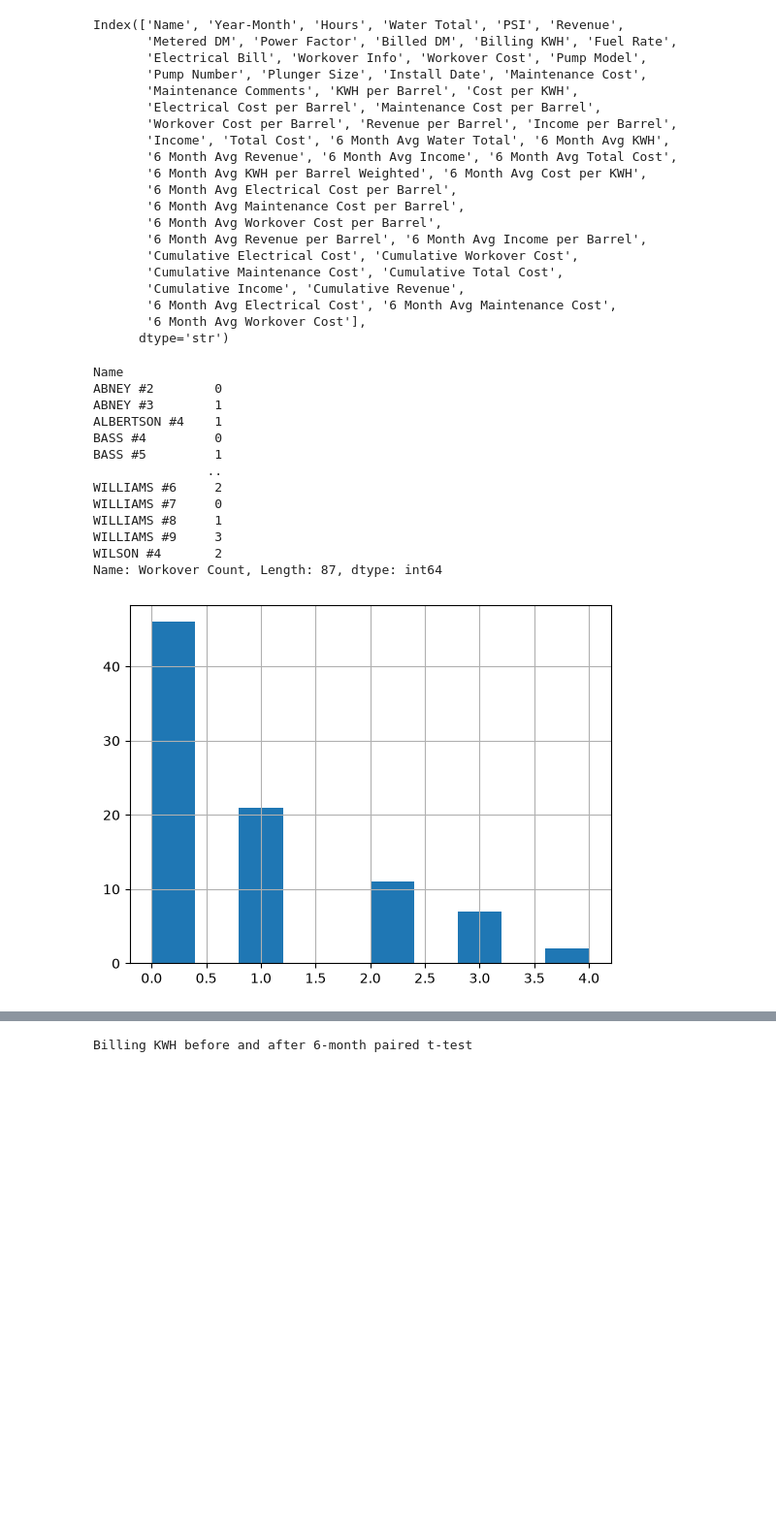
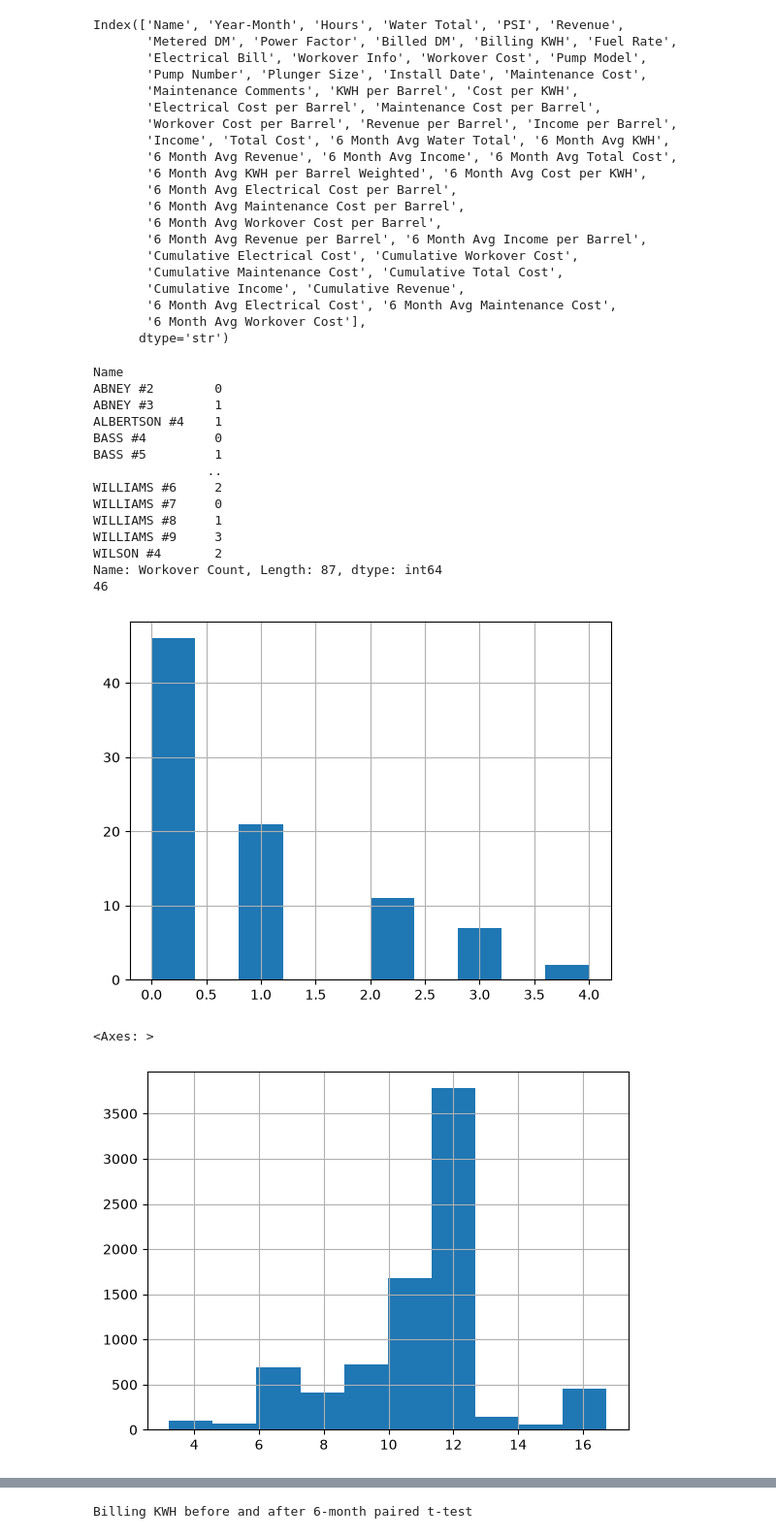
Before and after one commit to L0GN82/Paired-Sample-T-test, a Jupyter notebook: Paired-Samples.ipynb, the cells around one changed output, grey strips where cells are left out. Shown at 97% size. Saved outputs shown, nothing was run; the diff lists cells and outputs as text; code cells hidden in the pictures; blank space fills up the shorter version.

```diff
--- a/Paired-Samples.ipynb
+++ b/Paired-Samples.ipynb
@@ -56,7 +56,8 @@ main_df["Period"] = pd.to_datetime(main_df["Year-Month"]).dt.to_period(freq="M")
 # Get a count of workovers for each well
 print(main_df.groupby("Name")["Workover Count"].sum())
 workover_counts = main_df.groupby("Name")["Workover Count"].sum()
-
+no_workover = workover_counts[(workover_counts < 1)]
+print(len(no_workover))
 workover_counts.hist()
 
 #example global variable
@@ -75,7 +76,15 @@ WILLIAMS #8     1
 WILLIAMS #9     3
 WILSON #4       2
 Name: Workover Count, Length: 87, dtype: int64
+46
 [figure]
+# %%
+
+main_df["Log Billing KWH"] = np.log1p(main_df["Billing KWH"])
+main_df["Log Billing KWH"].hist()
+# %% [output]
+<Axes: >
+[figure, added]
 # %%
 #Date Processing
 # Filtering the data to between pre and post workover.
```
Also changed, not shown: parts of 4 cells of this notebook.
